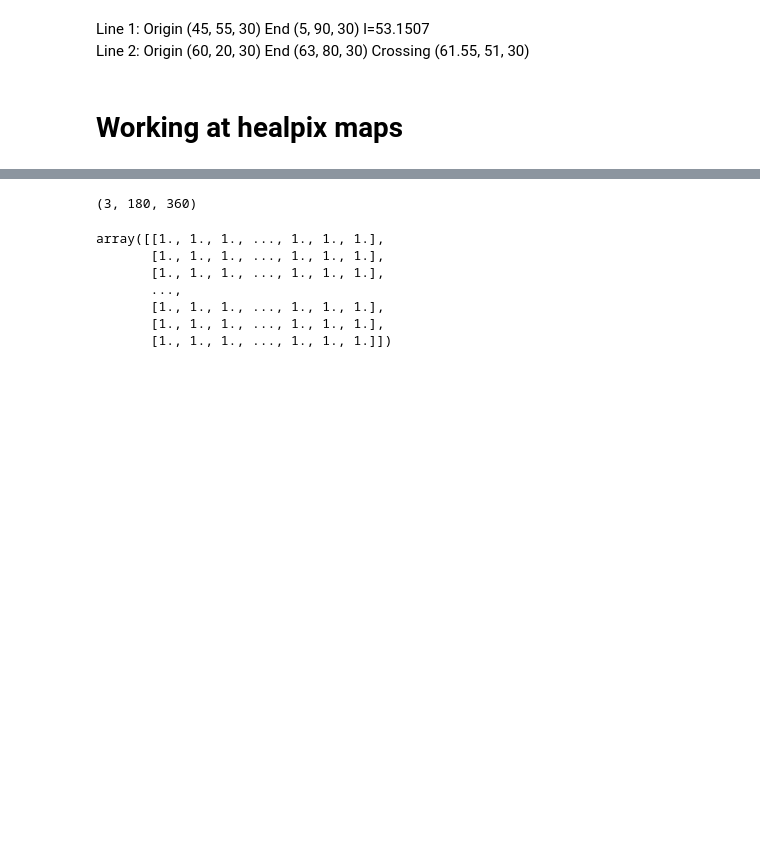
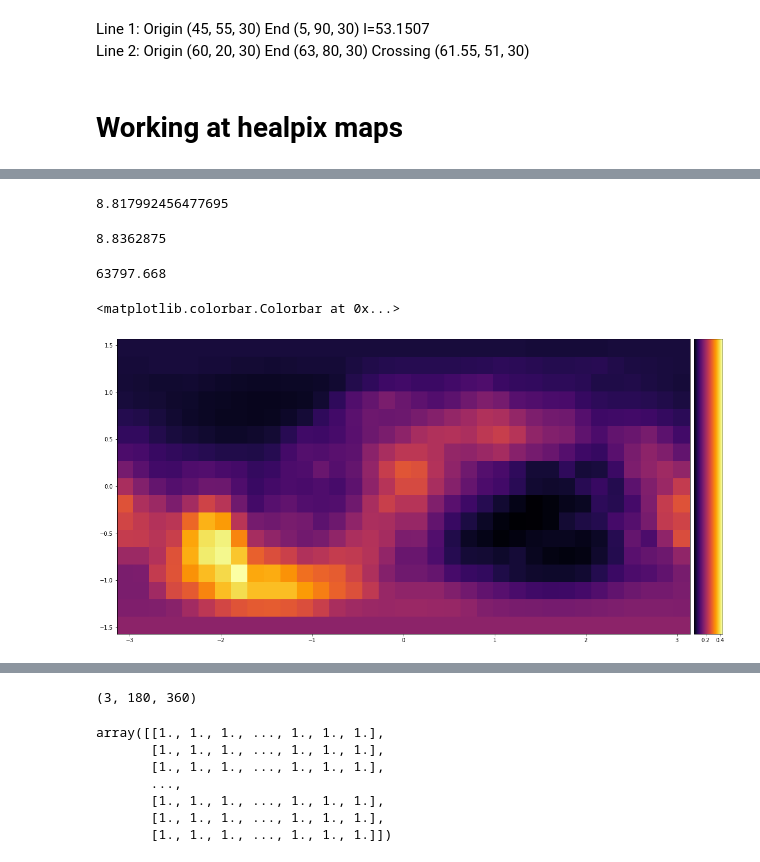
Before and after one commit to IvanKostyuk94/f_esc, a Jupyter notebook: esc_fraction.ipynb, the cells around one changed output, grey strips where cells are left out. Drawn from its saved outputs; the diff is of its cells as text; code cells hidden in the pictures; blank space fills up the shorter version.

```diff
--- a/esc_fraction.ipynb
+++ b/esc_fraction.ipynb
@@ -724,9 +734,9 @@ def center_point(dens_map):
     return np.array(dens_map.shape)/2
 # %%
 def average_dens(phi, theta, densities, cell_size):
-    #escaped = np.zeros(len(cross_sections['HI']))
-    halo_center = center_point(densities['HI'])
-    sphere = Sphere(halo_center, densities['HI'].shape[0]/2)
+    halo_center = np.array(center_point(densities['HI']))
+    radius =  densities['HI'].shape[0]/2
+    sphere = Sphere(halo_center, radius)
     direct = direction(phi, theta)
     average_dens_dict = {}
     cross_sections = {}
@@ -734,7 +744,7 @@ def average_dens(phi, theta, densities, cell_size):
         cross_sections[key] = np.ones(2)
 
     line = Line(halo_center, direct)
-    sphere_point = get_point_on_sphere(line=line, sphere=sphere)
+    sphere_point = get_direct_point_on_sphere(sphere, direct, line, halo_center)
     crossing_points = get_crossing_points(source_coordinates=halo_center,
                                           sphere_point=sphere_point, line=line)
     sorted_crossing_points = sort_crossing_points(source_coordinates=halo_center,
@@ -747,11 +757,10 @@ def average_dens(phi, theta, densities, cell_size):
                                        cross_sections=cross_sections,
                                        cell_size=cell_size)
 
-    lengths = np.array(list(zip(*coord_lengths))[1])
     for key in dens_len_dict.keys():
-        averaged_dens = np.sum(dens_len_dict[key])/np.sum(lengths)
+        averaged_dens = np.sum(dens_len_dict[key])/radius
         average_dens_dict[key] = averaged_dens
-
+    #print(average_dens_dict['HI'])
     return average_dens_dict['HI']
 # %%
 def direction(phi, theta):
@@ -761,0 +779,12 @@ def direction(phi, theta):
+# %%
+def density_map(phi_arr, theta_arr, densities, cell_size, save=False, name=None, path='/u/ivkos/analysis/plots/maps'):
+    density_map = []
+    for phi in phi_arr:
+        sub_dens = []
+        for theta in theta_arr:
+            sub_dens.append(average_dens(phi, theta, densities, cell_size))
+        #print(sub_dens)
+        density_map.append(sub_dens)
+        save_path = os.path.join(path, name+'_' + str(len(phi_arr)))
+    np.save(save_path, np.array(density_map))
+    return density_map
@@ -779,0 +858,5 @@ ValueError: The array must be 1D.
+# %%
+theta = np.linspace(0, 2*np.pi, 36)
+phi = np.linspace(0, np.pi, 18)
+
+avg_densities = density_map(phi, theta, densities=dens, cell_size=size, save=True, name='1544_test')
@@ -779,0 +975,8 @@ ValueError: The array must be 1D.
+# %%
+np.max(dens['HI'])
+# %% [output]
+8.817992456477695
+# %%
+np.max(test_map)
+# %% [output]
+8.8362875
@@ -779,0 +986,18 @@ ValueError: The array must be 1D.
+# %%
+np.average(test_dens)
+# %% [output]
+63797.668
+# %%
+fig = plt.figure()
+ax = fig.add_subplot(111)
+Lon,Lat = np.meshgrid(theta, phi)
+im2= ax.pcolormesh((Lon - np.pi),(Lat - np.pi/2), avg_densities, cmap = plt.get_cmap('inferno'))
+divider = make_axes_locatable(ax)
+cax = divider.append_axes("right", size="5%", pad=0.1)
+plt.colorbar(im2, orientation='horizontal',cax=cax)
+cbar.ax.tick_params(labelsize=10)
+plt.rcParams["figure.figsize"] = (20, 10)
+plt.show()
+# %% [output]
+<matplotlib.colorbar.Colorbar at 0x...>
+[figure, added]
```
Also changed, not shown: parts of 38 cells of this notebook.
